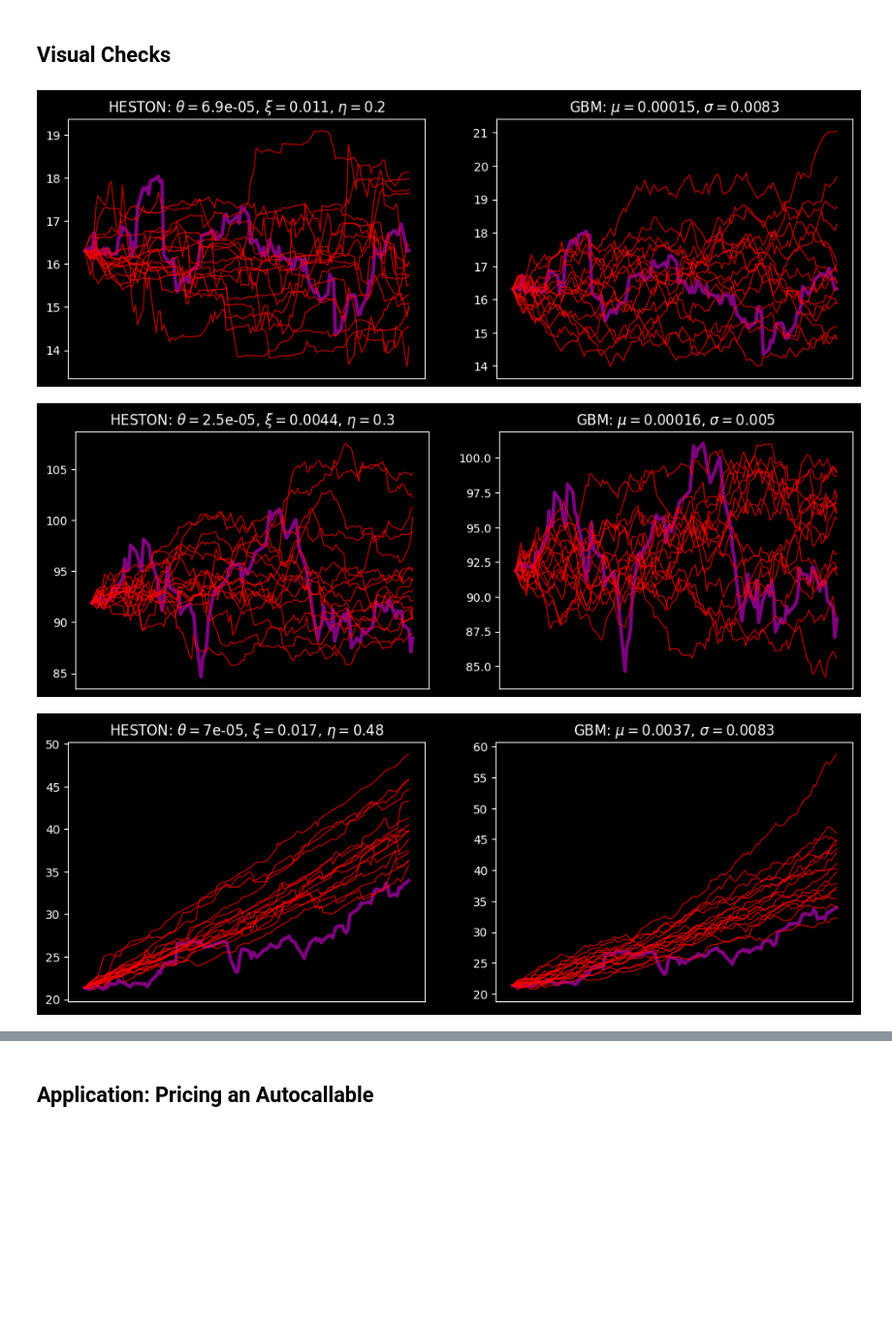
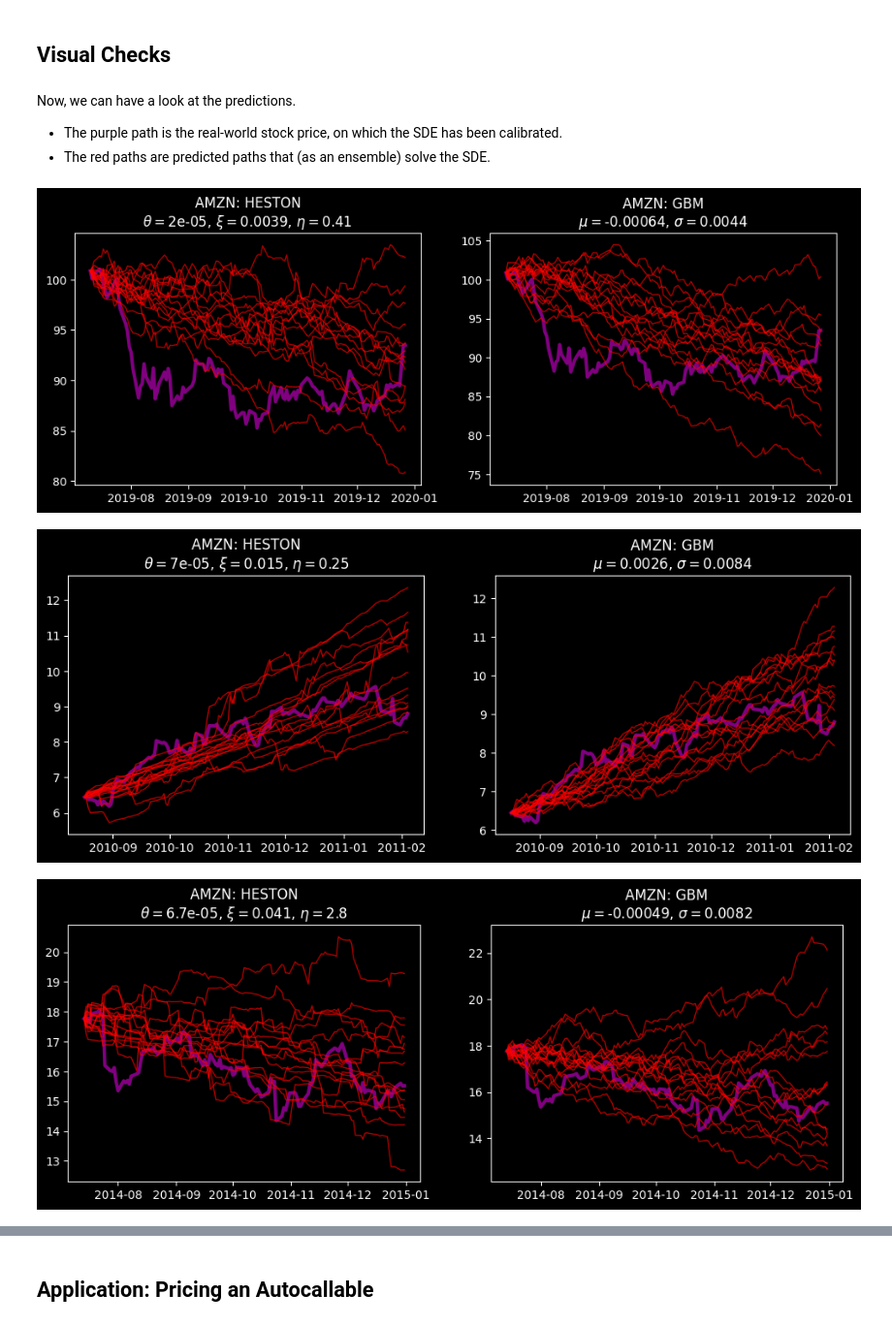
Before and after one commit to viviankessler/neural-sde, a Jupyter notebook: heston_autocallable.ipynb, the cells around one changed output, grey strips where cells are left out. Shown at 97% size. Drawn from its saved outputs; the diff is of its cells as text; code cells hidden in the pictures; blank space fills up the shorter version.

```diff
--- a/heston_autocallable.ipynb
+++ b/heston_autocallable.ipynb
@@ -59,0 +49,15 @@ actual_samples = get_samples(STOCK_NAMES, NUM_SAMPLES, START, END, INTERVAL, LOC
+# %%
+trajectories = []
+
+for market_data in actual_samples:
+
+    for j, stock_name in enumerate(STOCK_NAMES):
+        stock_prices = market_data[j]["S"]
+
+        plt.plot(stock_prices.index, stock_prices, label=stock_name)
+
+    break
+
+plt.legend()
+plt.title("Market Data")
+plt.show()
@@ -60,12 +72,17 @@ actual_samples = get_samples(STOCK_NAMES, NUM_SAMPLES, START, END, INTERVAL, LOC
+# %%
+DT = 1
+NUM_SIMULATIONS = 128
 # %%
-# compute predictions
-
 trajectories = []
 
 for observed_processes in actual_samples:
 
     heston_parameters = infer_heston_parameters(observed_processes)
-    gbm_parameters = {"mu": heston_parameters["rs"], "sigma": np.sqrt(heston_parameters["thetas"]), "lambdas": heston_parameters["lambdas"]}
+    gbm_parameters = {
+        "mu": heston_parameters["rs"],
+        "sigma": np.sqrt(heston_parameters["thetas"]),
+        "lambdas": heston_parameters["lambdas"]
+        }
 
     heston = Heston(**heston_parameters)
     heston_sde_predictions = heston.predict(observed_processes, num_simulations=NUM_SIMULATIONS, dt=DT)
@@ -90,6 +107,16 @@ for observed_processes in actual_samples:
         gbm_predictions.append(pd.DataFrame(gbm_prediction, index=index))
     actual = pd.DataFrame(actual, index=index)
 
-    trajectories.append({"actual": actual, "heston": heston_predictions, "gbm": gbm_predictions, "heston_parameters": heston_parameters, "gbm_parameters": gbm_parameters})
+    trajectories.append({
+        "actual": actual,
+        "heston": heston_predictions,
+        "gbm": gbm_predictions,
+        "heston_parameters": heston_parameters,
+        "gbm_parameters": gbm_parameters
+        })
 # %% [markdown]
 ## Visual Checks
+# %% [markdown]
+Now, we can have a look at the predictions.
+* The purple path is the real-world stock price, on which the SDE has been calibrated.
+* The red paths are predicted paths that (as an ensemble) solve the SDE.
@@ -96,30 +126,27 @@ for observed_processes in actual_samples:
 # %%
-# plot market data (purple) and predictions (red) fit on this market data
-
 for trajectory in trajectories[:NUM_PLOTS]:
 
     fig, axs = plt.subplots(1, 2)
     fig.set_figheight(4)
     fig.set_figwidth(12)
 
     actual = trajectory["actual"]
     stock_name = STOCK_NAMES[0]
 
     for k, method in enumerate(["heston", "gbm"]):
 
         predictions = trajectory[method]
         parameters = trajectory[method + "_parameters"]
 
         axs[k].plot(actual.index, actual[stock_name], c="purple", linewidth=3, alpha=1)
         for prediction in predictions[:NUM_DATAPOINTS]:
             axs[k].plot(prediction.index, prediction[stock_name], c="red", linewidth=1, alpha=.7)
-        axs[k].set_xticks([])
 
         title_string = ", ".join([f"$\\{p.rstrip('s')}=${parameters[p][0]:.2g}" for p in parameters if p not in ("lambdas", "rs")])
-        axs[k].set_title(f"{method.upper()}: {title_string}")
+        axs[k].set_title(f"{stock_name}: {method.upper()}\n{title_string}")
 
     plt.show()
 # %% [output]
-[figure, old version]
+[figure, new version]
-[figure, old version]
+[figure, new version]
-[figure, old version]
+[figure, new version]
```
Also changed, not shown: parts of 29 cells of this notebook.
